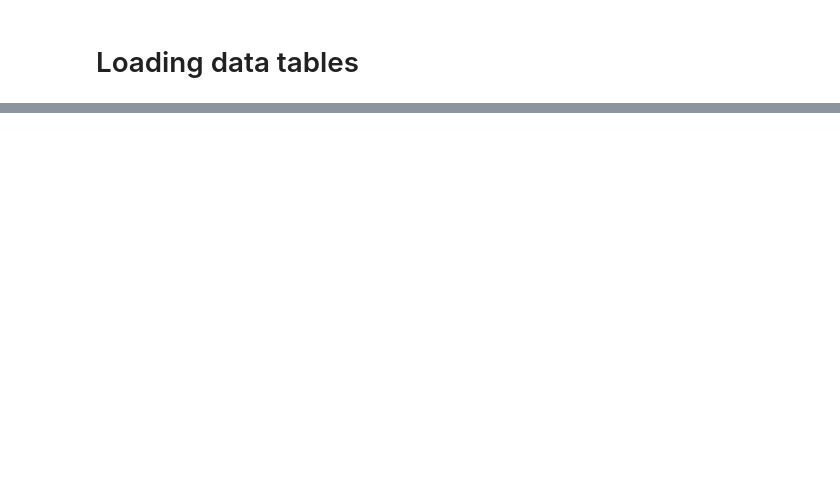
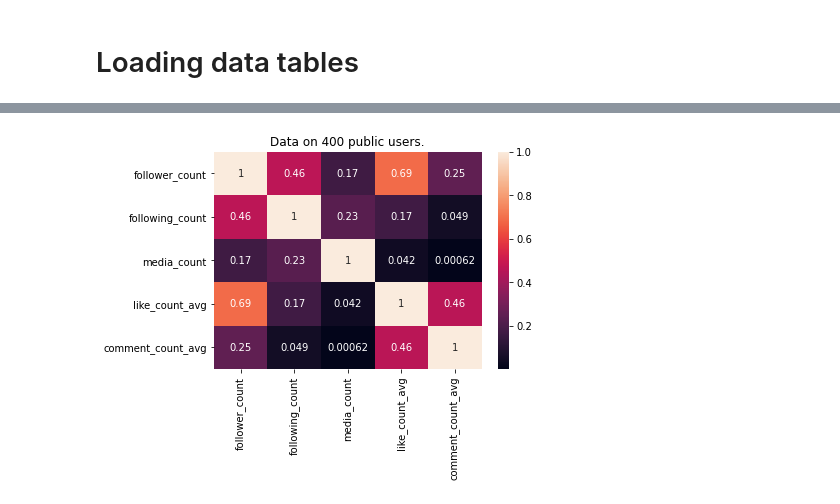
Before and after one commit to ryanlopezzzz/instagram-bot, a Jupyter notebook: instagram_api/notebooks/tutorial_using_data_tables.ipynb, the cells around one changed output, grey strips where cells are left out. Cells and saved outputs as stored; diff of their text form; code cells hidden in the pictures; blank space fills up the shorter version.

Commit message:
Added correlation matrix plot for different user statistics

```diff
--- a/instagram_api/notebooks/tutorial_using_data_tables.ipynb
+++ b/instagram_api/notebooks/tutorial_using_data_tables.ipynb
@@ -169,0 +171,15 @@ rank_for_interactions(loaded_user_table)
+# %%
+#Only use certain variables for correlations
+corr_user_table = loaded_user_table[['follower_count', 'following_count', 'media_count']]
+corr_media_table = loaded_media_table[['user_id', 'like_count', 'comment_count']] #keep user id for grouping posts
+
+#Only include user info if we have their media info
+corr_user_table = corr_user_table[corr_user_table.index.isin(corr_media_table['user_id'])]
+
+#Average like count and comment count across users posts
+corr_media_table_mean = corr_media_table.groupby('user_id').mean()
+corr_media_table_mean = corr_media_table_mean.rename(columns = {'like_count':'like_count_avg',
+                                                                  'comment_count':'comment_count_avg'})
+#Combine two tables
+corr_table = pd.concat([corr_user_table, corr_media_table_mean], axis=1)
+corr_table
@@ -169,0 +201,8 @@ rank_for_interactions(loaded_user_table)
+# %%
+#Calculate correlation matrix and plot
+corr_matrix = corr_table.corr()
+ax = sn.heatmap(corr_matrix, annot=True)
+ax.set_title(f'Data on {len(corr_table)} public users.')
+plt.show()
+# %% [output]
+[figure, added]
```
Also changed, not shown: parts of 11 cells of this notebook.
